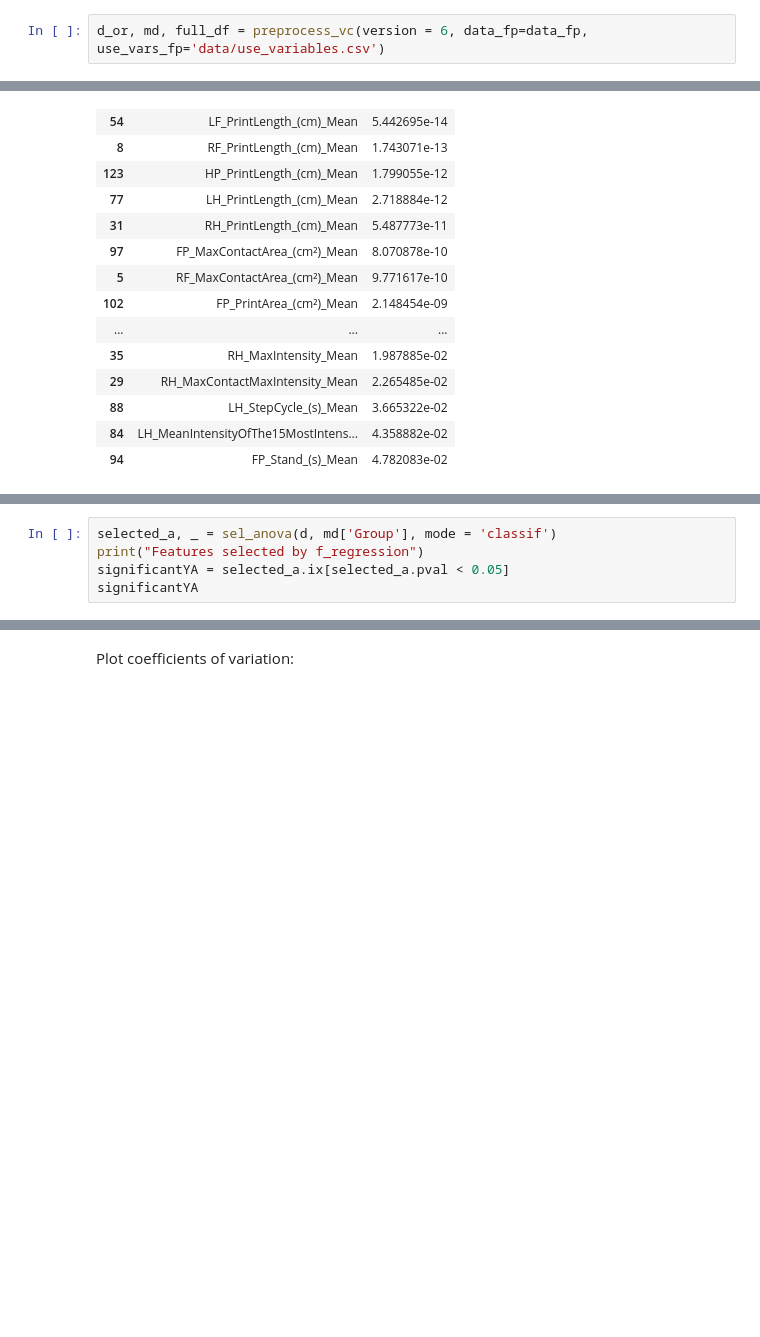
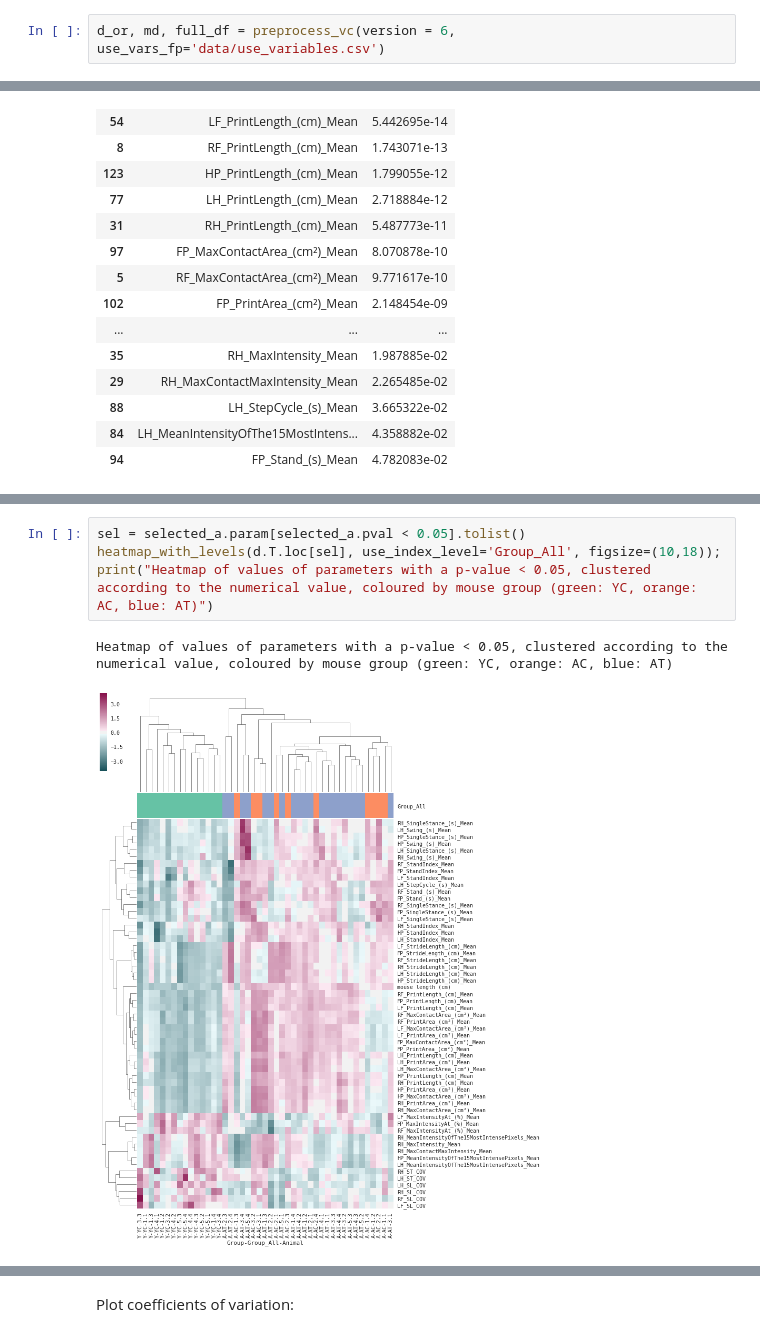
Before and after one commit to aperz/vacou, a Jupyter notebook: age-gait-data-v6-normalized.ipynb, the cells around one changed output, grey strips where cells are left out. Cells and saved outputs as stored; diff of their text form; blank space fills up the shorter version.

Commit message:
cleaned and unified colours

```diff
--- a/age-gait-data-v6-normalized.ipynb
+++ b/age-gait-data-v6-normalized.ipynb
@@ -59,4 +56,4 @@ response_column = 'Group'
 # %%
-d_or, md, full_df = preprocess_vc(version = 6, data_fp=data_fp, use_vars_fp='data/use_variables.csv')
+d_or, md, full_df = preprocess_vc(version = 6, use_vars_fp='data/use_variables.csv')
 # %% [output]
 Mouse-size normalized data. Laterality
@@ -235,5 +157,0 @@ sns.boxplot(data=madiff_, x='ma_difference', y='group')#, hue='Group_All')
-# %%
-selected_a, _ = sel_anova(d, md['Group'], mode = 'classif')
-print("Features selected by f_regression")
-significantYA = selected_a.ix[selected_a.pval < 0.05]
-significantYA
@@ -454,0 +158,7 @@ d
+# %%
+sel = selected_a.param[selected_a.pval < 0.05].tolist()
+heatmap_with_levels(d.T.loc[sel], use_index_level='Group_All', figsize=(10,18));
+print("Heatmap of values of parameters with a p-value < 0.05, clustered according to the numerical value, coloured by mouse group (green: YC, orange: AC, blue: AT)")
+# %% [output]
+Heatmap of values of parameters with a p-value < 0.05, clustered according to the numerical value, coloured by mouse group (green: YC, orange: AC, blue: AT)
+[figure, added]
```
Also changed, not shown: parts of 128 cells of this notebook, 4 other files.
